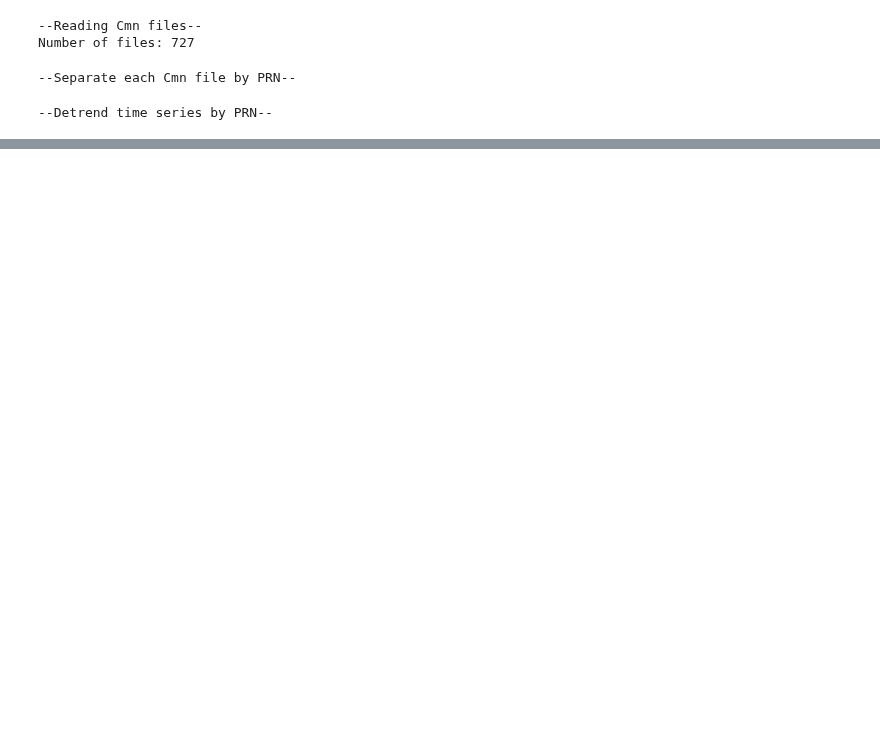
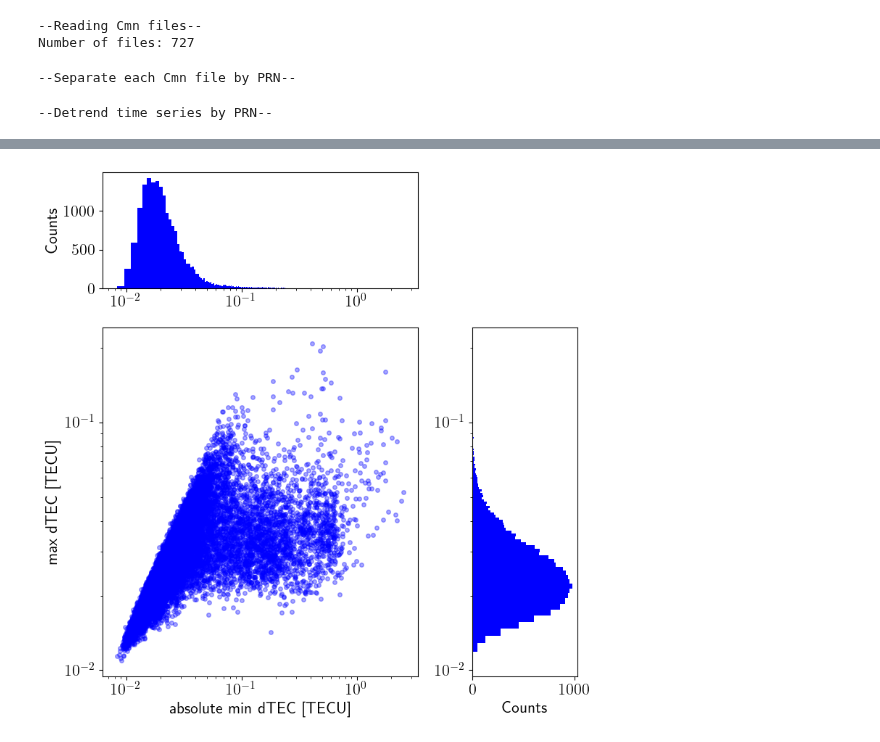
Before and after one commit to FedeSS99/ClusterTEC, a Jupyter notebook: EDA_dTEC_series.ipynb, the cells around one changed output, grey strips where cells are left out. Drawn from its saved outputs; the diff is of its cells as text; code cells hidden in the pictures; blank space fills up the shorter version.

```diff
--- a/EDA_dTEC_series.ipynb
+++ b/EDA_dTEC_series.ipynb
@@ -52,0 +55,21 @@ plt.show()
+# %%
+FigureScatter, SubplotsScatter = plt.subplot_mosaic([["HistSTD", "."], ["Scatter", "HistIQR"]], width_ratios = [3, 1], height_ratios = [1, 3], figsize = (8, 8))
+
+SubplotsScatter["Scatter"].scatter(features_dTEC["std"], features_dTEC["iqr"], s = 16, marker = 'o', fc = "blue", alpha = 0.35)
+SubplotsScatter["Scatter"].set_xscale("log")
+SubplotsScatter["Scatter"].set_yscale("log")
+SubplotsScatter["Scatter"].set_xlabel("absolute min dTEC [TECU]")
+SubplotsScatter["Scatter"].set_ylabel("max dTEC [TECU]")
+
+SubplotsScatter["HistSTD"].hist(features_dTEC["std"], bins = "auto", orientation = "vertical", color = "blue")
+SubplotsScatter["HistSTD"].set_ylabel("Counts")
+SubplotsScatter["HistSTD"].set_xscale("log")
+SubplotsScatter["HistIQR"].hist(features_dTEC["iqr"], bins = "auto", orientation = "horizontal", color = "blue")
+SubplotsScatter["HistIQR"].set_xlabel("Counts")
+SubplotsScatter["HistIQR"].set_yscale("log")
+
+FigureScatter.tight_layout()
+
+plt.show()
+# %% [output]
+[figure, added]
```
Also changed, not shown: parts of 15 cells of this notebook.
